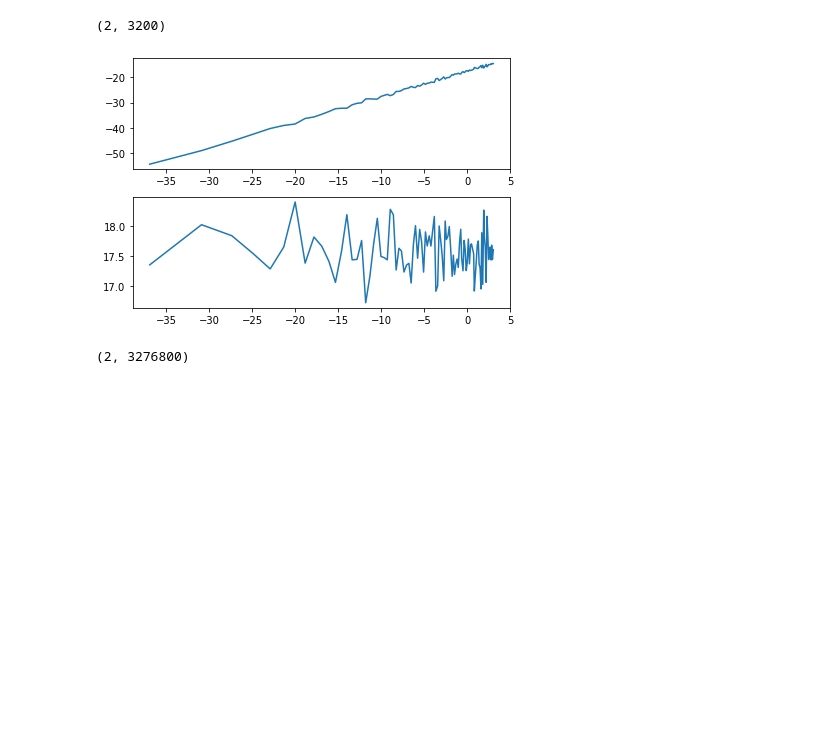
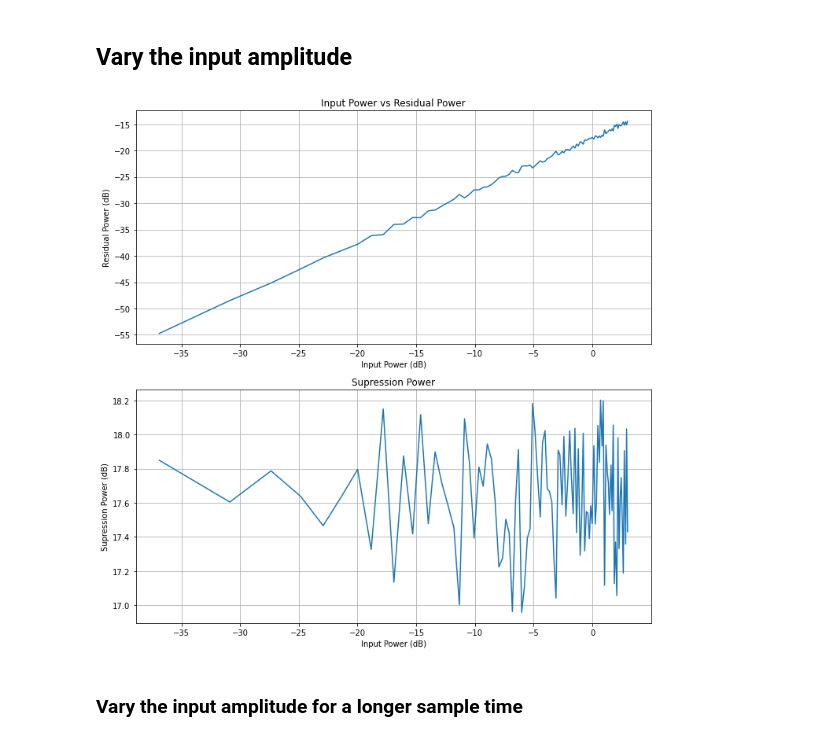
Before and after one commit to lmberkhout/walsh_sims, a Jupyter notebook: noise_math.ipynb, the cells around one changed output. Saved outputs shown, nothing was run; the diff lists cells and outputs as text; code cells hidden in the pictures; blank space fills up the shorter version.

```diff
--- a/noise_math.ipynb
+++ b/noise_math.ipynb
@@ -344,5 +349,6 @@ print(np.mean(abs_diff_means))
+# %% [markdown]
+## Vary the input amplitude
 # %%
-# Set parameters
 num_trials = 100
 num_samples = 3200
 variance = 1
@@ -350,11 +356,10 @@ variance = 1
 amp = np.linspace(0,1,100)
 end_means = np.zeros(len(amp))
 start_means = np.zeros(len(amp))
-# Repeat the process for num_trials times
 
 period_base = num_samples//32
 walshextended = np.zeros((2,num_samples))
-print(walshextended.shape)
+
 for i in range(2):
     n= 0
     n2 = period_base
@@ -368,10 +373,8 @@ j=0
 for amplitude in amp:
     varsquares = []
     meanmeans = []
-# Initialize array to store absolute differences of means
     abs_diff_means = np.zeros(num_trials)
     for i in range(num_trials):
-        # Draw samples from white noise distribution
         samples1 = (amplitude*np.random.normal(1, np.sqrt(variance), num_samples))**2
         meanmeans.append(np.mean(samples1))
         varsquares.append(np.var(samples1))
@@ -380,21 +383,30 @@ for amplitude in amp:
         mean2 = np.mean(walshed[num_samples//2:])
         abs_diff_means[i] = np.abs(mean1 + mean2)/2
 
-    #calculate the expected value
+
     squaredvar = np.mean(varsquares)
     expected_mean = a*np.power(num_samples//2,b)*np.sqrt(squaredvar)
     start_means[j] = np.mean(meanmeans)
     end_means[j] = np.mean(abs_diff_means)
     j+=1
-# %% [output]
-(2, 3200)
 # %%
-fig, ax = plt.subplots(2)
+fig, ax = plt.subplots(2, figsize=(10,10))
 ax[0].plot(db(start_means), db(end_means))
 ax[1].plot(db(start_means), db(start_means)-db(end_means))
+ax[0].set_title('Input Power vs Residual Power')
+ax[0].set_xlabel('Input Power (dB)')
+ax[0].set_ylabel('Residual Power (dB)')
+ax[1].set_title('Supression Power')
+ax[1].set_xlabel('Input Power (dB)')
+ax[1].set_ylabel('Supression Power (dB)')
+ax[0].grid(True)
+ax[1].grid(True)
 plt.tight_layout()
+plt.show()
 # %% [output]
-[figure, old version]
+[figure, new version]
+# %% [markdown]
+### Vary the input amplitude for a longer sample time
 # %%
 sample_rate = 500e6  # 500 MHz
 num_samples = 1024 * 32 * 100  # Number of samples (divisible by 1024 for FFT)
@@ -403,7 +415,7 @@ t = np.arange(num_samples) / sample_rate
 
 period_base = len(t)//32
 walshextended = np.zeros((2,len(t)))
-print(walshextended.shape)
+
 for i in range(2):
     n= 0
     n2 = period_base
@@ -412,8 +424,6 @@ for i in range(2):
         walshextended[i][n:n2] = extended
         n += period_base
         n2 += period_base
-# %% [output]
-(2, 3276800)
 # %%
 # Set parameters
 num_trials = 100
```
Also changed, not shown: parts of 41 cells of this notebook.
